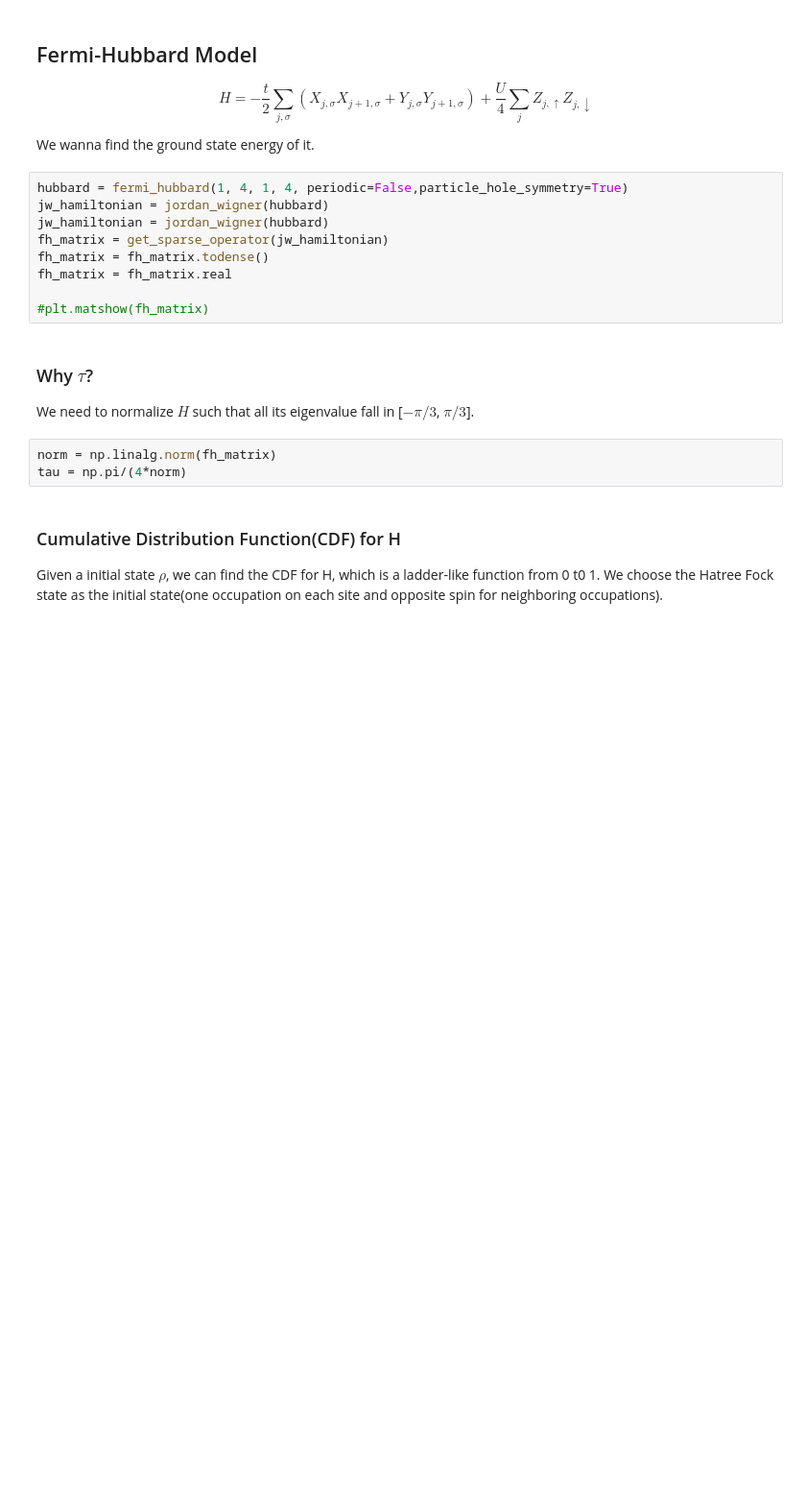
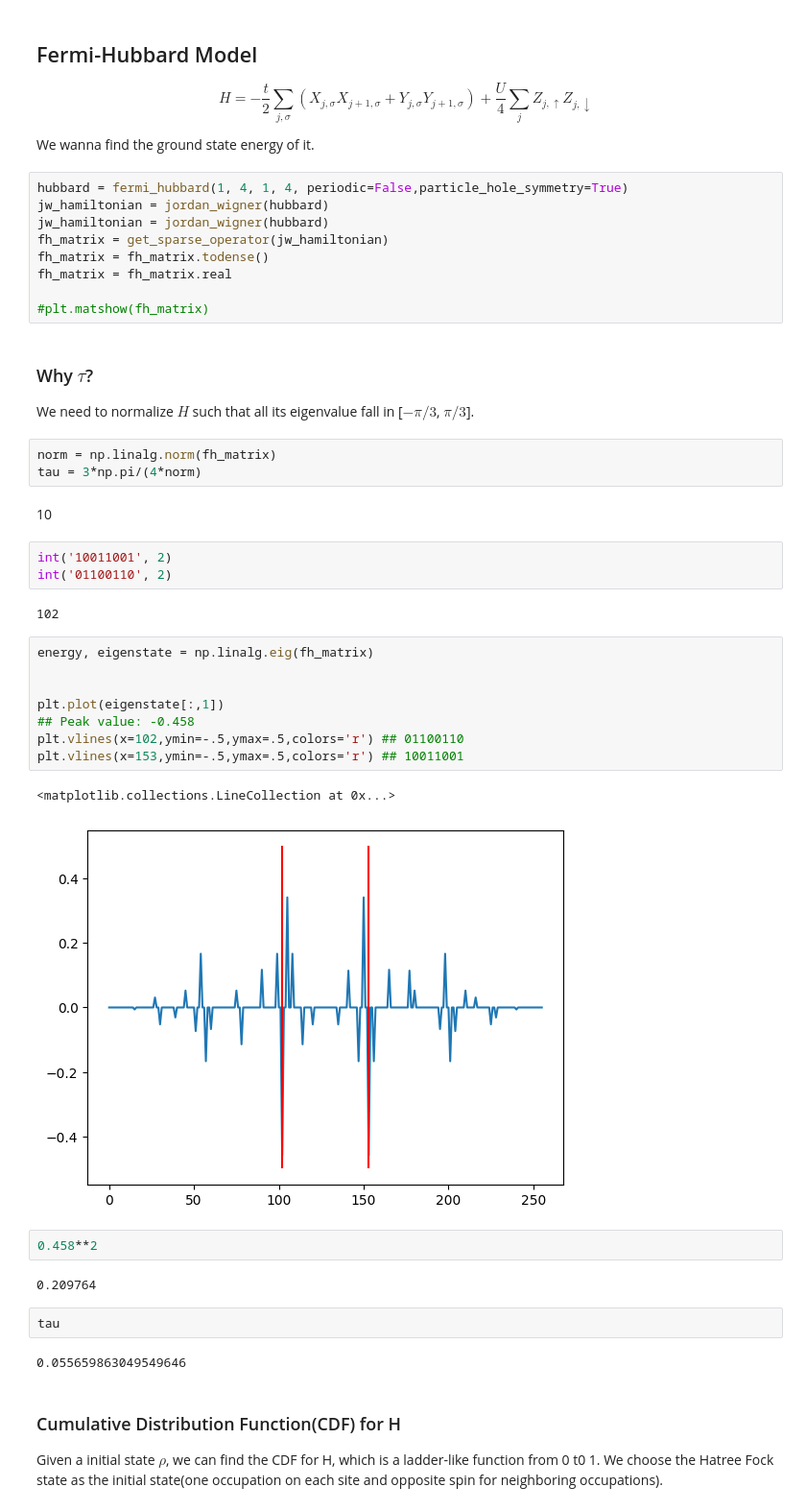
Before and after one commit to Dran-Z/QHack2023-SunnyDelft, a Jupyter notebook: Hybrid-Algorithm.ipynb, the cells around one changed output. Shown at 96% size. Drawn from its saved outputs; the diff is of its cells as text; blank space fills up the shorter version.

```diff
--- a/Hybrid-Algorithm.ipynb
+++ b/Hybrid-Algorithm.ipynb
@@ -43,7 +46,33 @@ fh_matrix = fh_matrix.real
 We need to normalize $H$ such that all its eigenvalue fall in [$-\pi/3$, $\pi/3$].
 # %%
 norm = np.linalg.norm(fh_matrix)
-tau = np.pi/(4*norm)
+tau = 3*np.pi/(4*norm)
+# %% [markdown]
+10
+# %%
+int('10011001', 2)
+int('01100110', 2)
+# %% [output]
+102
+# %%
+energy, eigenstate = np.linalg.eig(fh_matrix)
+
+
+plt.plot(eigenstate[:,1])
+## Peak value: -0.458
+plt.vlines(x=102,ymin=-.5,ymax=.5,colors='r') ## 01100110
+plt.vlines(x=153,ymin=-.5,ymax=.5,colors='r') ## 10011001
+# %% [output]
+<matplotlib.collections.LineCollection at 0x...>
+[figure, added]
+# %%
+0.458**2
+# %% [output]
+0.209764
+# %%
+tau
+# %% [output]
+0.055659863049549646
 # %% [markdown]
 ### Cumulative Distribution Function(CDF) for H
 
```
Also changed, not shown: parts of 23 cells of this notebook, 1 other file.
